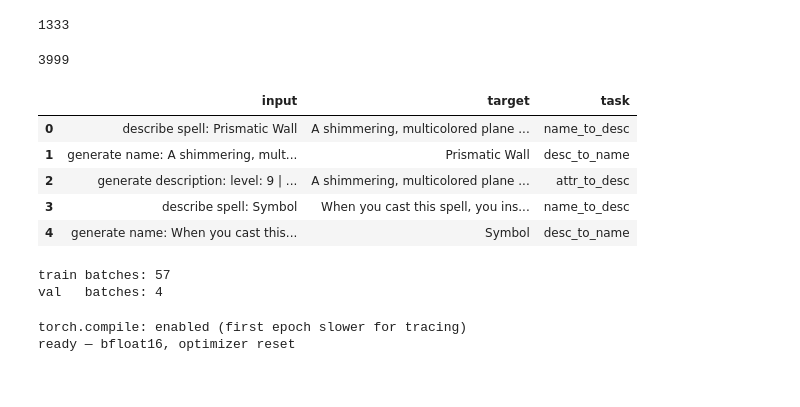
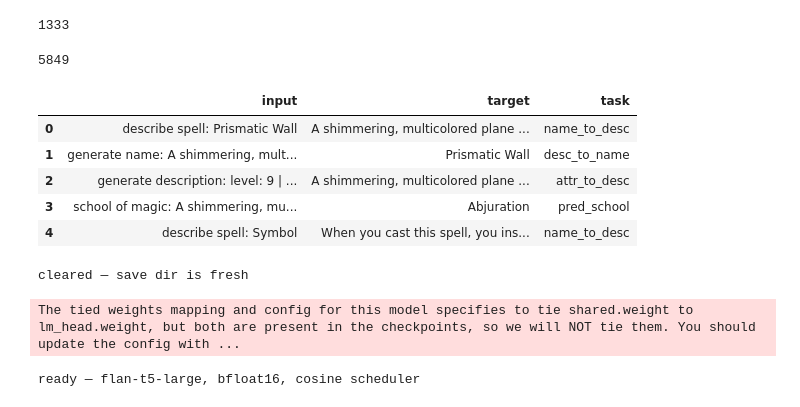
Before and after one commit to AryaanPe/GenAi-Text, a Jupyter notebook: t5finetune.ipynb, the cells around one changed output. Drawn from its saved outputs; the diff is of its cells as text; code cells hidden in the pictures.

Commit message:
added ore data cleaning and also swotched to flan t5

```diff
--- a/t5finetune.ipynb
+++ b/t5finetune.ipynb
@@ -186,33 +184,47 @@ for _, row in df.iterrows():
     desc = str(row["desc"])
 
     attrs = build_spell_prompt(row)
 
     multi_task_examples.append({
         "input": f"describe spell: {name}",
         "target": desc,
         "task": "name_to_desc"
     })
 
     multi_task_examples.append({
         "input": f"generate name: {desc}",
         "target": name,
         "task": "desc_to_name"
     })
 
     multi_task_examples.append({
         "input": f"generate description: {attrs}",
         "target": desc,
         "task": "attr_to_desc"
     })
 
+    if pd.notna(row.get("higher_levels")) and str(row["higher_levels"]).strip():
+        multi_task_examples.append({
+            "input":  f"upcast: {name} | {attrs}",
+            "target": str(row["higher_levels"]),
+            "task":   "upcast"
+        })
+
+    if pd.notna(row.get("school")) and str(row["school"]).strip():
+        multi_task_examples.append({
+            "input":  f"school of magic: {desc}",
+            "target": str(row["school"]),
+            "task":   "pred_school"
+        })
+
 print(len(multi_task_examples))
 
 pd.DataFrame(multi_task_examples).head()
 # %% [output]
-3999
+5849
 |  | input | target | task |
 | 0 | describe spell: Prismatic Wall | A shimmering, multicolored plane ... | name_to_desc |
 | 1 | generate name: A shimmering, mult... | Prismatic Wall | desc_to_name |
 | 2 | generate description: level: 9 | ... | A shimmering, multicolored plane ... | attr_to_desc |
-| 3 | describe spell: Symbol | When you cast this spell, you ins... | name_to_desc |
-| 4 | generate name: When you cast this... | Symbol | desc_to_name |
+| 3 | school of magic: A shimmering, mu... | Abjuration | pred_school |
+| 4 | describe spell: Symbol | When you cast this spell, you ins... | name_to_desc |
@@ -232,33 +309,43 @@ val_dataset   = SpellDataset(multi_val)
 
 train_loader = DataLoader(
     train_dataset,
-    batch_size=64,       # L4 has 24 GB — T5-base (~250M params) fits 64+ easily
+    batch_size=TRAIN_BATCH_SIZE,
     shuffle=True,
-    num_workers=4,       # L4 Colab has plenty of CPU cores
+    num_workers=4,
     pin_memory=True,
     prefetch_factor=2,
 )
 
 val_loader = DataLoader(
     val_dataset,
-    batch_size=128,      # no backward pass → push it higher
+    batch_size=VAL_BATCH_SIZE,
     shuffle=False,
     num_workers=4,
     pin_memory=True,
     prefetch_factor=2,
 )
 
-print(f"train batches: {len(train_loader)}")
-print(f"val   batches: {len(val_loader)}")
+print(f"train batch size : {TRAIN_BATCH_SIZE}")
+print(f"val   batch size : {VAL_BATCH_SIZE}")
+print(f"train batches    : {len(train_loader)}")
+print(f"val   batches    : {len(val_loader)}")
-# %% [output]
-train batches: 57
-val   batches: 4
+# %%
+import shutil
+
+# Clear old T5-base weights — they are incompatible with flan-t5-large
+# Run this once before the first training run, then comment it out
+shutil.rmtree("/content/drive/MyDrive/GenAiText/t5_spell_model", ignore_errors=True)
+os.makedirs("/content/drive/MyDrive/GenAiText/t5_spell_model", exist_ok=True)
+print("cleared — save dir is fresh")
+# %% [output]
+cleared — save dir is fresh
 # %%
 import math
 import matplotlib.pyplot as plt
-from transformers import get_linear_schedule_with_warmup
+from transformers import get_cosine_schedule_with_warmup
 
-EPOCHS = 15
+EPOCHS   = 25
+LR       = 5e-5
 SAVE_DIR = "/content/drive/MyDrive/GenAiText/t5_spell_model"
 os.makedirs(SAVE_DIR, exist_ok=True)
 checkpoint_path = os.path.join(SAVE_DIR, "training_state.pt")
@@ -278,13 +365,13 @@ model = T5ForConditionalGeneration.from_pretrained(
 
 optimizer = torch.optim.AdamW(
     model.parameters(),
-    lr=5e-5,
+    lr=LR,
     weight_decay=0.01,
 )
 
 total_steps = len(train_loader) * EPOCHS
 
-scheduler = get_linear_schedule_with_warmup(
+scheduler = get_cosine_schedule_with_warmup(
     optimizer,
     num_warmup_steps=int(total_steps * 0.1),
     num_training_steps=total_steps,
@@ -296,10 +383,10 @@ train_history      = []
 val_history        = []
 perplexity_history = []
 
-print("ready — bfloat16, optimizer reset")
+print("ready — flan-t5-large, bfloat16, cosine scheduler")
 # %% [output]
-torch.compile: enabled (first epoch slower for tracing)
-ready — bfloat16, optimizer reset
+The tied weights mapping and config for this model specifies to tie shared.weight to lm_head.weight, but both are present in the checkpoints, so we will NOT tie them. You should update the config with ...
+ready — flan-t5-large, bfloat16, cosine scheduler
 # %%
 import os
 os.environ["PYTORCH_ALLOC_CONF"] = "expandable_segments:True"
```
Also changed, not shown: parts of 7 cells of this notebook.
